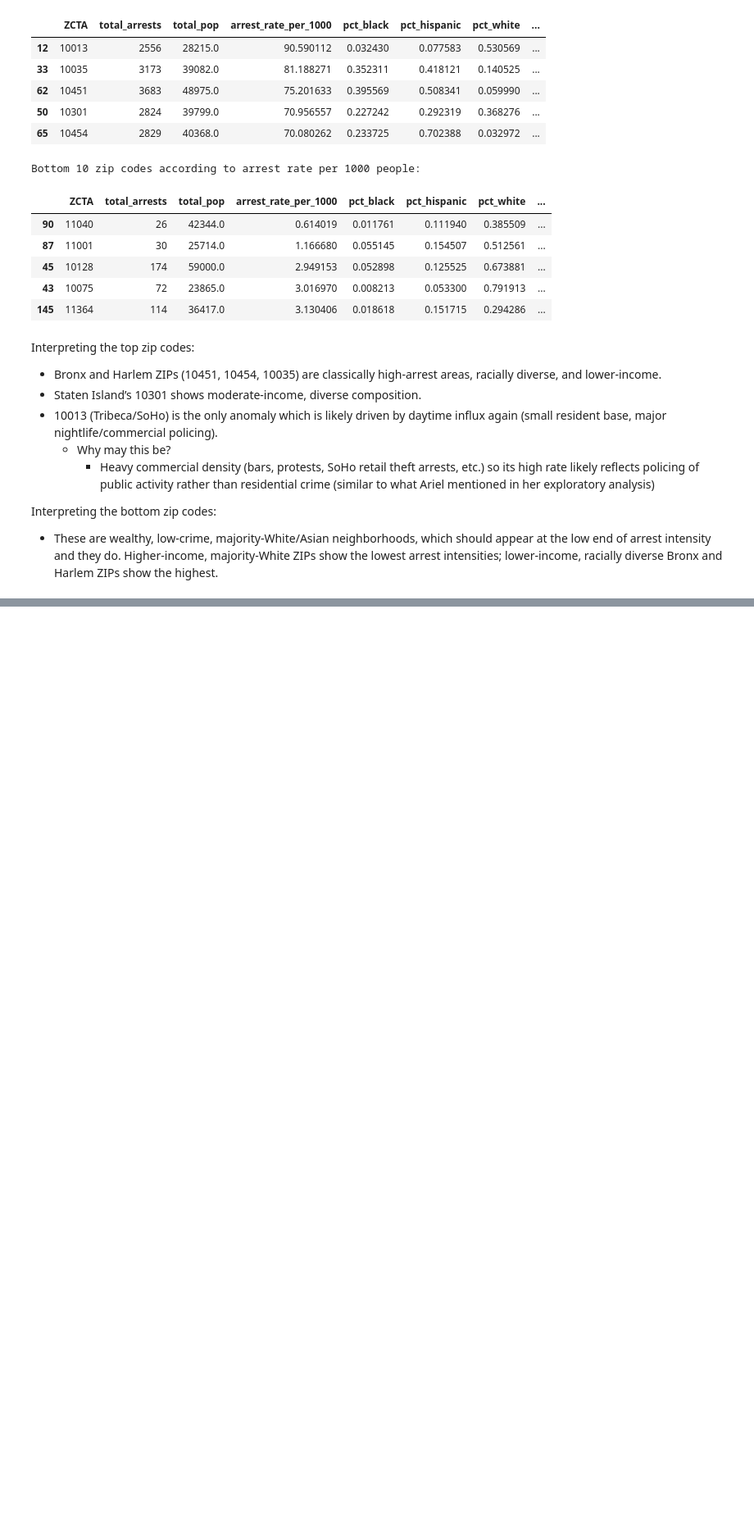
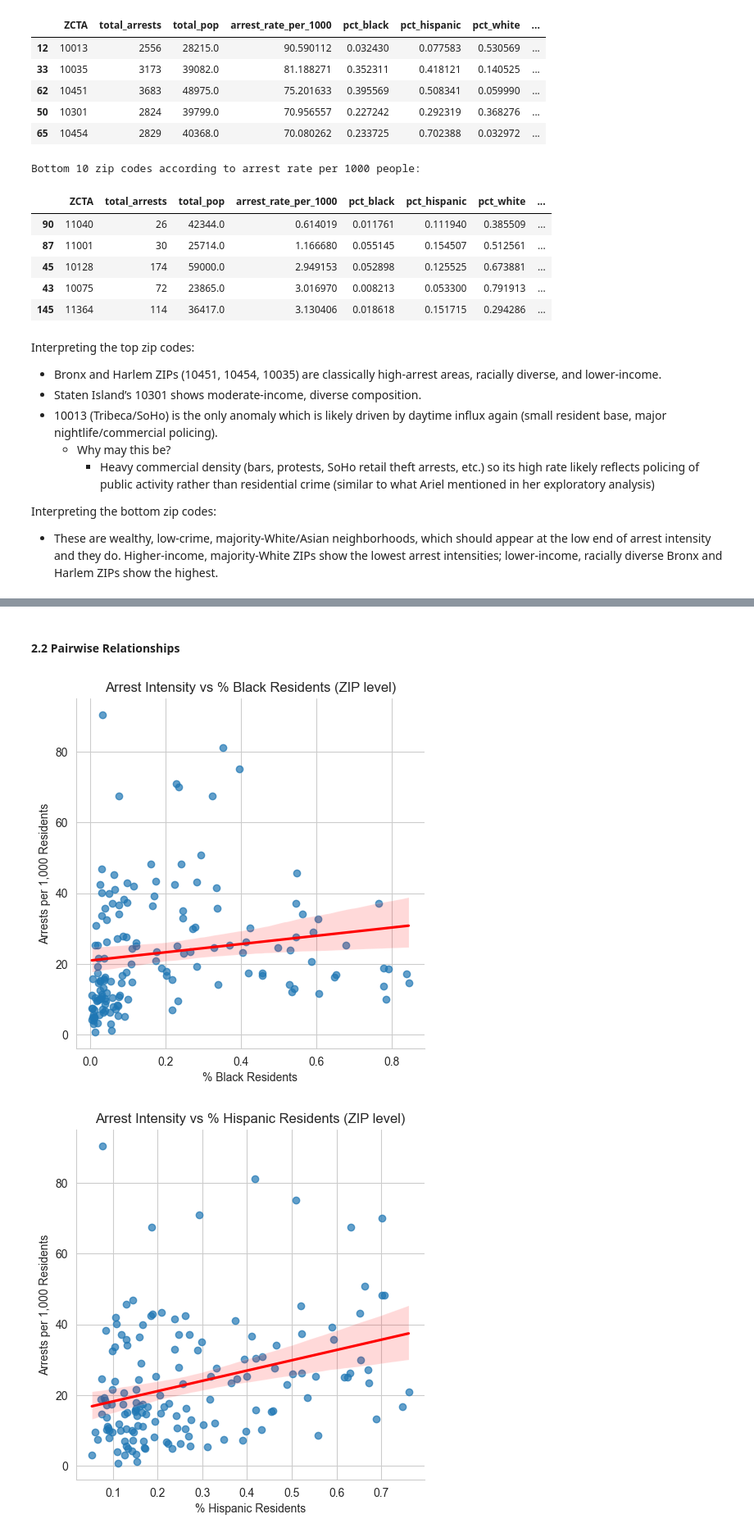
Before and after one commit to giomhern/project-ariel-ruhaan-gio, a Jupyter notebook: notebooks/analysis_2023.ipynb, the cells around one changed output, grey strips where cells are left out. Shown at 82% size. Drawn from its saved outputs; the diff is of its cells as text; code cells hidden in the pictures; blank space fills up the shorter version.

```diff
--- a/notebooks/analysis_2023.ipynb
+++ b/notebooks/analysis_2023.ipynb
@@ -222,0 +262,35 @@ Interpreting the bottom zip codes:
+# %% [markdown]
+#### 2.2 Pairwise Relationships
+# %%
+# arrest rate vs % Black
+sns.lmplot(
+    data=df, x="pct_black", y="arrest_rate_per_1000",
+    scatter_kws={"alpha":0.7}, line_kws={"color":"red"}
+)
+plt.xlabel("% Black Residents")
+plt.ylabel("Arrests per 1,000 Residents")
+plt.title("Arrest Intensity vs % Black Residents (ZIP level)")
+plt.show()
+
+# arrest rate vs % Hispanic
+sns.lmplot(
+    data=df, x="pct_hispanic", y="arrest_rate_per_1000",
+    scatter_kws={"alpha":0.7}, line_kws={"color":"red"}
+)
+plt.xlabel("% Hispanic Residents")
+plt.ylabel("Arrests per 1,000 Residents")
+plt.title("Arrest Intensity vs % Hispanic Residents (ZIP level)")
+plt.show()
+
+# arrest rate vs Median Income
+sns.lmplot(
+    data=df, x="median_income", y="arrest_rate_per_1000",
+    scatter_kws={"alpha":0.7}, line_kws={"color":"red"}
+)
+plt.xlabel("Median Household Income (USD)")
+plt.ylabel("Arrests per 1,000 Residents")
+plt.title("Arrest Intensity vs Median Income (ZIP level)")
+plt.show()
+# %% [output]
+[figure, added]
+[figure, added]
```
Also changed, not shown: parts of 25 cells of this notebook.
